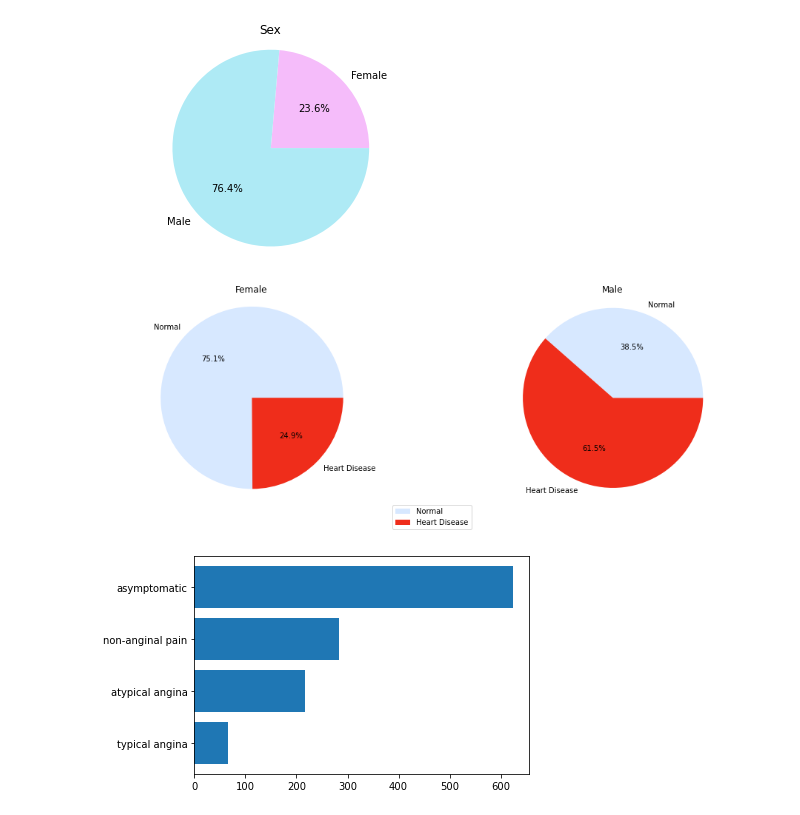
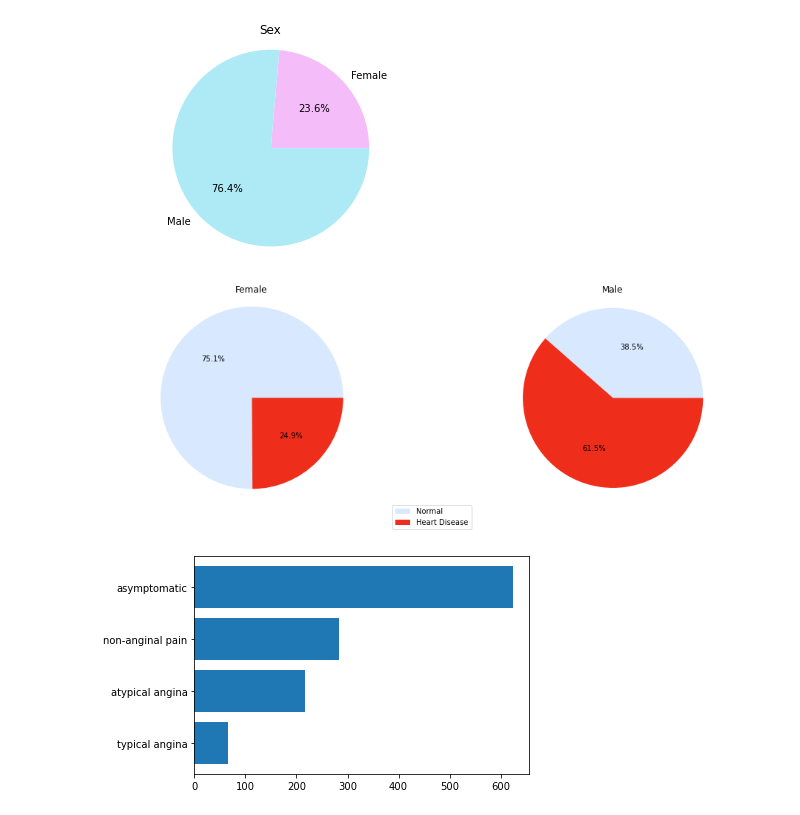
Before and after one commit to dfvilhena/aveiromsc, a Jupyter notebook: Exploração de Dados/Heart Disease Prediction2.ipynb, the cells around one changed output. Saved outputs shown, nothing was run; the diff lists cells and outputs as text; code cells hidden in the pictures.

```diff
--- a/Exploração de Dados/Heart Disease Prediction2.ipynb
+++ b/Exploração de Dados/Heart Disease Prediction2.ipynb
@@ -42,9 +96,13 @@ def build_barh(pandasSeries, catDict, title=""):
     plt.title(title)
     plt.barh(y=y_coord, width=values, tick_label=labels)
 # %%
-def build_pie(pandaSeries, catDict, title="", colors=colors_class):
-    values, labels = get_col_value_counts(pandaSeries, catDict)
-    plt.pie(values,labels=labels,autopct='%1.1f%%', colors=colors)
+def build_pie(pandaSeries, catDict, title="", colors=colors_class,labels=True):
+    values, labels_count = get_col_value_counts(pandaSeries, catDict)
+
+    if labels == False:
+        labels_count = None
+
+    plt.pie(values,labels=labels_count,autopct='%1.1f%%', colors=colors)
     plt.title(title)
     plt.axis('equal')
 # %%
@@ -66,25 +124,25 @@ plt.show()
 # %%
 female_df = df[df["sex"] == 0]
 male_df = df[df["sex"] == 1]
 
 category_dict = {0: "Normal",
                  1: "Heart Disease"}
 
 _, labels = get_col_value_counts(female_df["target"], category_dict)
 
 fig = plt.figure(figsize=(16, 5))
 
 plt.subplot(1,2,1)
-build_pie(female_df["target"], category_dict, title="Female")
+build_pie(female_df["target"], category_dict, title="Female", labels=False)
 
 plt.subplot(1,2,2)
-build_pie(male_df["target"], category_dict, title="Male")
+build_pie(male_df["target"], category_dict, title="Male", labels=False)
 
 fig.legend(labels=labels, loc=8)
 
 plt.show()
 # %% [output]
-[figure, old version]
+[figure, new version]
 # %%
 pain_dict = {1: "typical angina",
                 2: "atypical angina",
```
Also changed, not shown: parts of 7 cells of this notebook.
